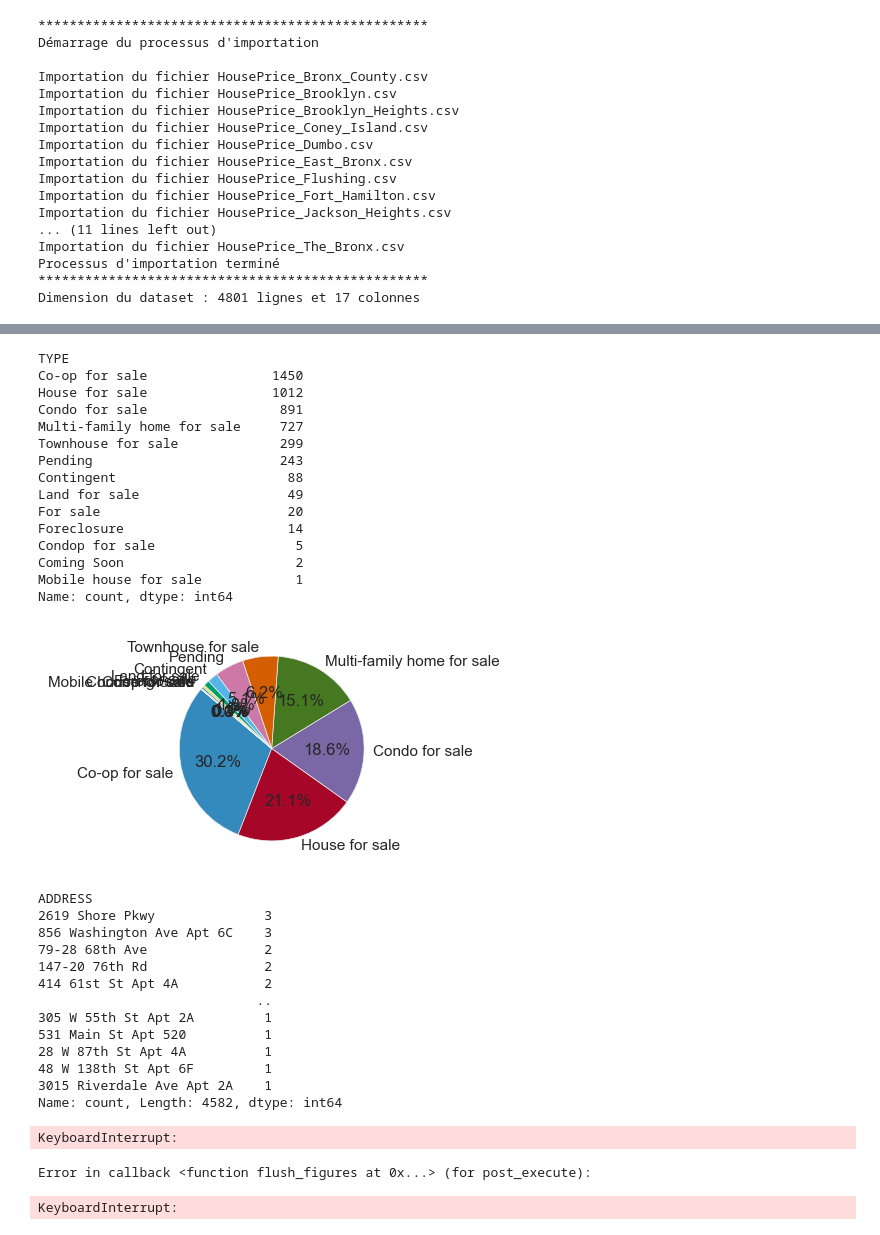
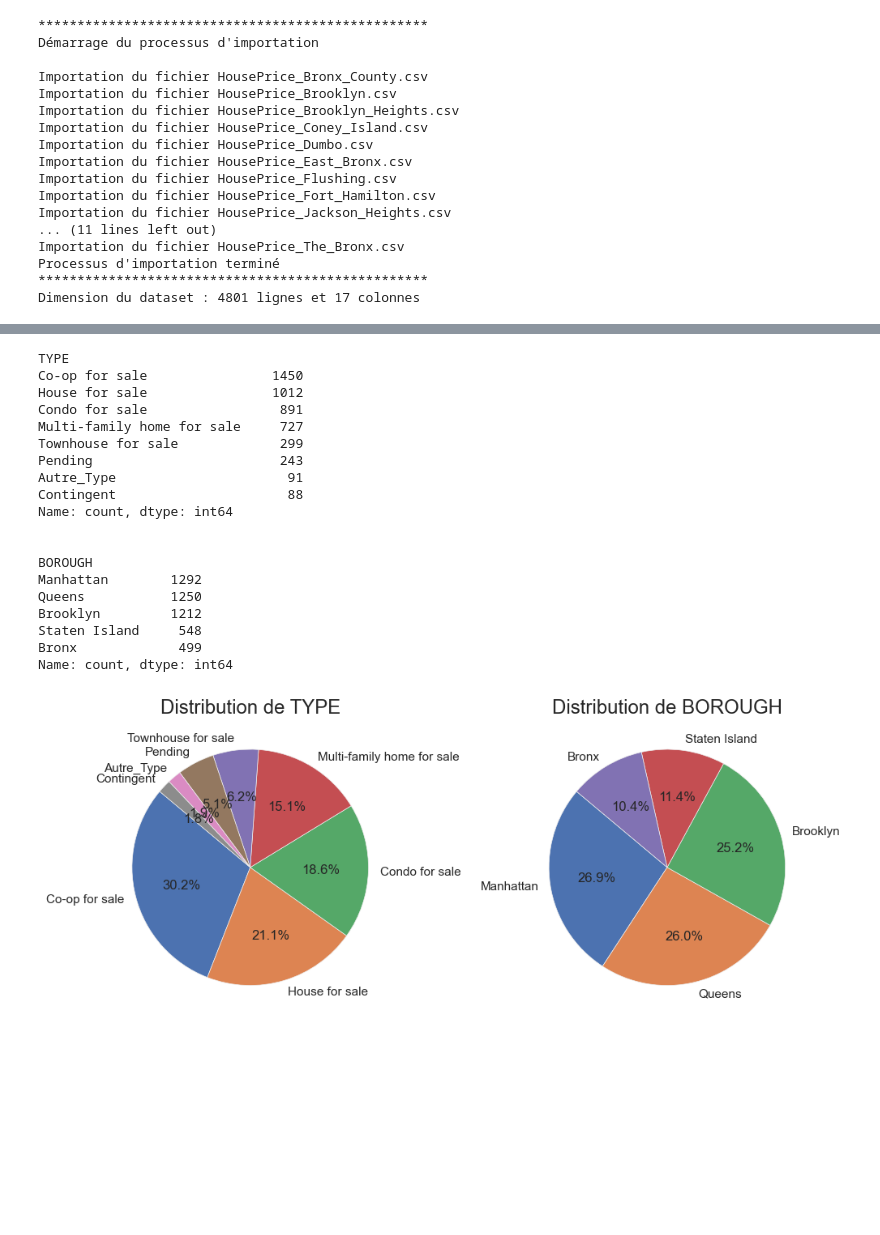
Before and after one commit to Tusked34/Projet_MLOPS, a Jupyter notebook: notebook/Stats_Desc_THEO.ipynb, the cells around one changed output, grey strips where cells are left out. Saved outputs shown, nothing was run; the diff lists cells and outputs as text; code cells hidden in the pictures; blank space fills up the shorter version.

```diff
--- a/notebook/Stats_Desc_THEO.ipynb
+++ b/notebook/Stats_Desc_THEO.ipynb
@@ -91,3 +134,0 @@ plt.show()
-# %%
-df_clean = df.copy()
-df_clean.drop(['BROKERTITLE','LATITUDE', 'LONGITUDE'], axis=1, inplace=True)
@@ -133,11 +135,8 @@ adapted_non_numeric_columns = ['BOROUGH', 'BROKERTITLE', 'TYPE', 'ADDRESS', 'STA
 # %%
 for column in non_numeric_columns :
-    plt.style.use("bmh")
-    prop_mod_cah = df[column].value_counts() # Calcul les proportions d'appartitions des modalités dans la variable
+    prop_mod_cah = df_clean[column].value_counts() # Calcul les proportions d'appartitions des modalités dans la variable
+    print("\n")
     print(prop_mod_cah)
-    plt.figure(figsize=(3, 3))
-    plt.pie(prop_mod_cah, labels=prop_mod_cah.index, autopct='%1.1f%%', startangle=140)
-    plt.show()
 # %% [output]
 TYPE
 Co-op for sale                1450
@@ -146,28 +145,50 @@ Condo for sale                 891
 Multi-family home for sale     727
 Townhouse for sale             299
 Pending                        243
+Autre_Type                      91
 Contingent                      88
-Land for sale                   49
-For sale                        20
-Foreclosure                     14
-Condop for sale                  5
-Coming Soon                      2
-Mobile house for sale            1
 Name: count, dtype: int64
+
+
+BOROUGH
+Manhattan        1292
+Queens           1250
+Brooklyn         1212
+Staten Island     548
+Bronx             499
+Name: count, dtype: int64
-[figure, removed]
-ADDRESS
-2619 Shore Pkwy              3
-856 Washington Ave Apt 6C    3
-79-28 68th Ave               2
-147-20 76th Rd               2
-414 61st St Apt 4A           2
-                            ..
-305 W 55th St Apt 2A         1
-531 Main St Apt 520          1
-28 W 87th St Apt 4A          1
-48 W 138th St Apt 6F         1
-3015 Riverdale Ave Apt 2A    1
-Name: count, Length: 4582, dtype: int64
-KeyboardInterrupt:
-Error in callback <function flush_figures at 0x...> (for post_execute):
-KeyboardInterrupt:
+# %%
+def plot_pie_charts(df):
+    # Sélectionner les colonnes non numériques
+    non_numeric_columns = df.select_dtypes(exclude=['float64', 'int64']).columns
+
+    # Définir le nombre de colonnes et de lignes en fonction du nombre de colonnes non numériques
+    n = len(non_numeric_columns)
+    n_rows = (n // 3) + (1 if n % 3 else 0)  # Nombre de lignes, 3 par ligne
+
+    # Créer un grid de subplots
+    fig, axes = plt.subplots(n_rows, 3, figsize=(15, 5 * n_rows))
+
+    # Aplatir l'array des axes pour itérer facilement
+    axes = axes.flatten()
+
+    # Loop à travers les colonnes non numériques et afficher les pie charts
+    for i, column in enumerate(non_numeric_columns):
+        plt.style.use("bmh")
+        prop_mod_cah = df[column].value_counts()  # Calcul les proportions d'appartitions des modalités dans la variable
+
+        # Afficher chaque graphique dans un subplot
+        axes[i].pie(prop_mod_cah, labels=prop_mod_cah.index, autopct='%1.1f%%', startangle=140)
+        axes[i].set_title(f"Distribution de {column}")
+
+    # Supprimer les axes non utilisés (si n n'est pas un multiple de 3)
+    for j in range(i + 1, len(axes)):
+        fig.delaxes(axes[j])
+
+    plt.tight_layout()  # Ajuster l'espacement entre les graphiques
+    plt.show()
+
+# Exemple d'utilisation
+plot_pie_charts(df_clean)
+# %% [output]
+[figure, added]
```
Also changed, not shown: parts of 22 cells of this notebook, 2 other files.
